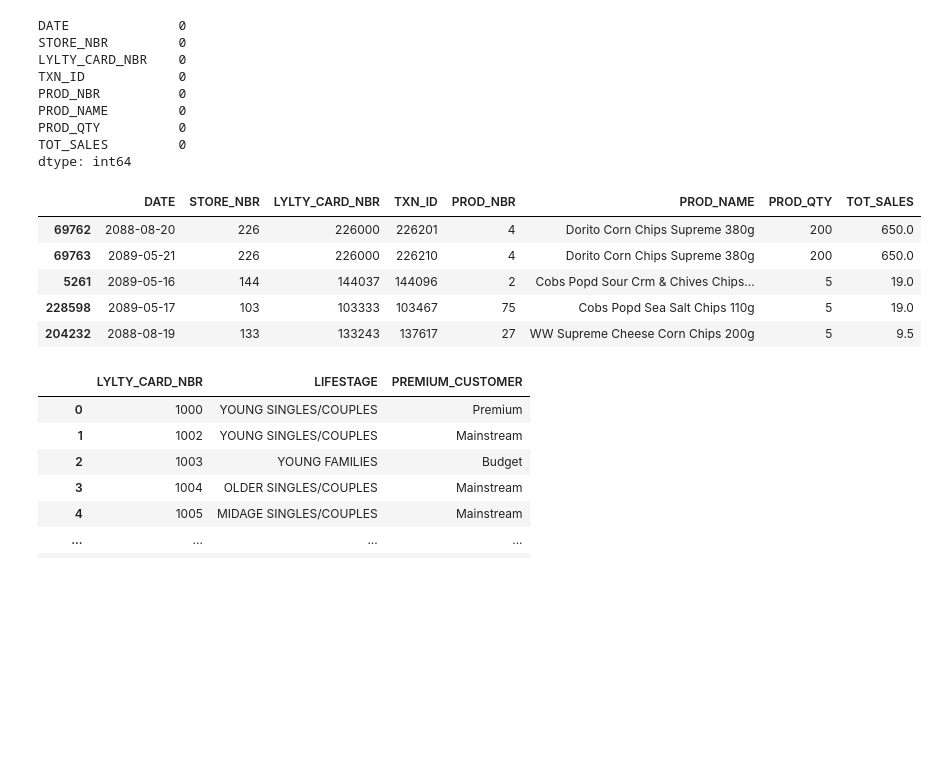
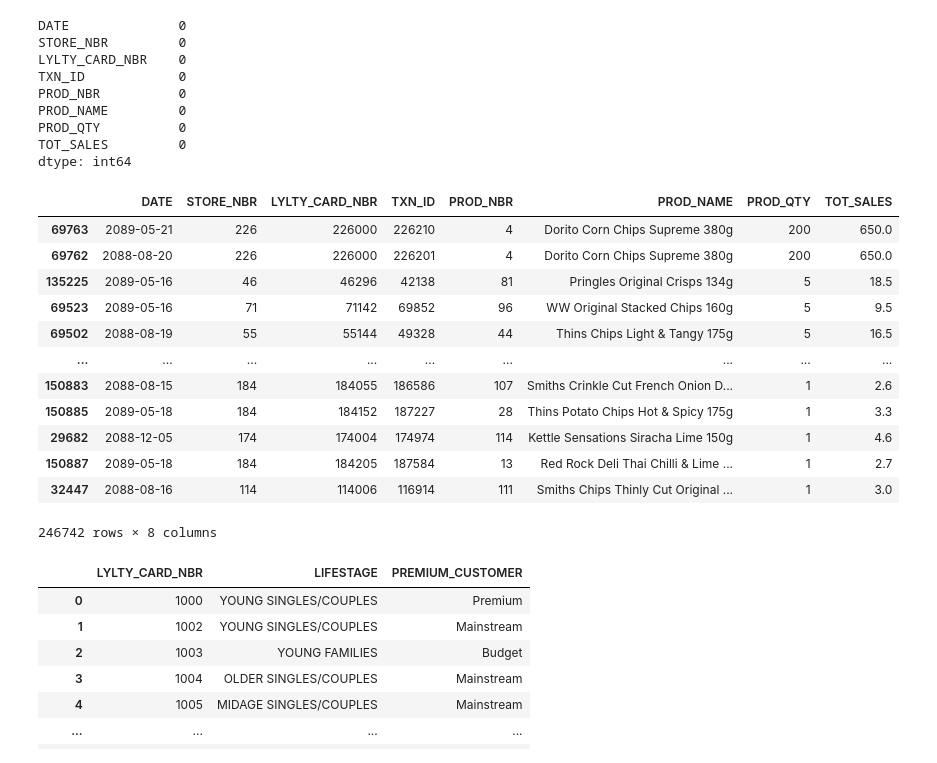
Before and after one commit to Harijeyan/Forage, a Jupyter notebook: quantium.ipynb, the cells around one changed output. Saved outputs shown, nothing was run; the diff lists cells and outputs as text; code cells hidden in the pictures; blank space fills up the shorter version.

```diff
--- a/quantium.ipynb
+++ b/quantium.ipynb
@@ -162,0 +237,3 @@ transaction_data
+# %%
+transaction_data_chips = transaction_data[~transaction_data['PROD_NAME'].str.contains('Salsa', case=False, na=False)]
+transaction_data_chips
@@ -232,15 +309,22 @@ PROD_QTY          0
 TOT_SALES         0
 dtype: int64
 # %%
-transactionDataSorted = transactionData_filtered.sort_values(by='PROD_QTY', ascending=False)
-transactionDataSorted.head()
+transactionDataSorted = transaction_data_chips.sort_values(by='PROD_QTY', ascending=False)
+transactionDataSorted
 # %% [output]
 |  | DATE | STORE_NBR | LYLTY_CARD_NBR | TXN_ID | PROD_NBR | PROD_NAME | PROD_QTY | TOT_SALES |
+| 69763 | 2089-05-21 | 226 | 226000 | 226210 | 4 | Dorito Corn Chips Supreme 380g | 200 | 650.0 |
 | 69762 | 2088-08-20 | 226 | 226000 | 226201 | 4 | Dorito Corn Chips Supreme 380g | 200 | 650.0 |
-| 69763 | 2089-05-21 | 226 | 226000 | 226210 | 4 | Dorito Corn Chips Supreme 380g | 200 | 650.0 |
-| 5261 | 2089-05-16 | 144 | 144037 | 144096 | 2 | Cobs Popd Sour Crm & Chives Chips... | 5 | 19.0 |
-| 228598 | 2089-05-17 | 103 | 103333 | 103467 | 75 | Cobs Popd Sea Salt Chips 110g | 5 | 19.0 |
-| 204232 | 2088-08-19 | 133 | 133243 | 137617 | 27 | WW Supreme Cheese Corn Chips 200g | 5 | 9.5 |
+| 135225 | 2089-05-16 | 46 | 46296 | 42138 | 81 | Pringles Original Crisps 134g | 5 | 18.5 |
+| 69523 | 2089-05-16 | 71 | 71142 | 69852 | 96 | WW Original Stacked Chips 160g | 5 | 9.5 |
+| 69502 | 2088-08-19 | 55 | 55144 | 49328 | 44 | Thins Chips Light & Tangy 175g | 5 | 16.5 |
+| ... | ... | ... | ... | ... | ... | ... | ... | ... |
+| 150883 | 2088-08-15 | 184 | 184055 | 186586 | 107 | Smiths Crinkle Cut French Onion D... | 1 | 2.6 |
+| 150885 | 2089-05-18 | 184 | 184152 | 187227 | 28 | Thins Potato Chips Hot & Spicy 175g | 1 | 3.3 |
+| 29682 | 2088-12-05 | 174 | 174004 | 174974 | 114 | Kettle Sensations Siracha Lime 150g | 1 | 4.6 |
+| 150887 | 2089-05-18 | 184 | 184205 | 187584 | 13 | Red Rock Deli Thai Chilli & Lime ... | 1 | 2.7 |
+| 32447 | 2088-08-16 | 114 | 114006 | 116914 | 111 | Smiths Chips Thinly Cut Original ... | 1 | 3.0 |
+246742 rows × 8 columns
 # %%
 customer_data
 # %% [output]
```
Also changed, not shown: parts of 33 cells of this notebook.
